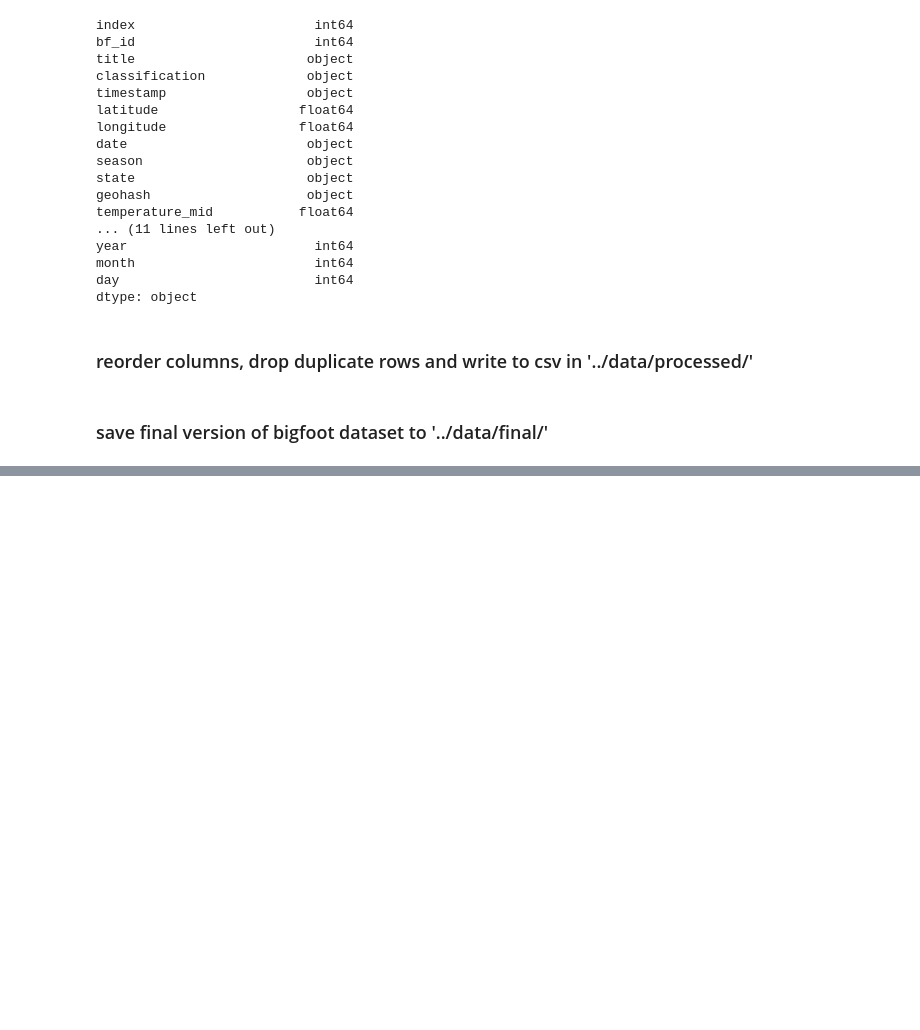
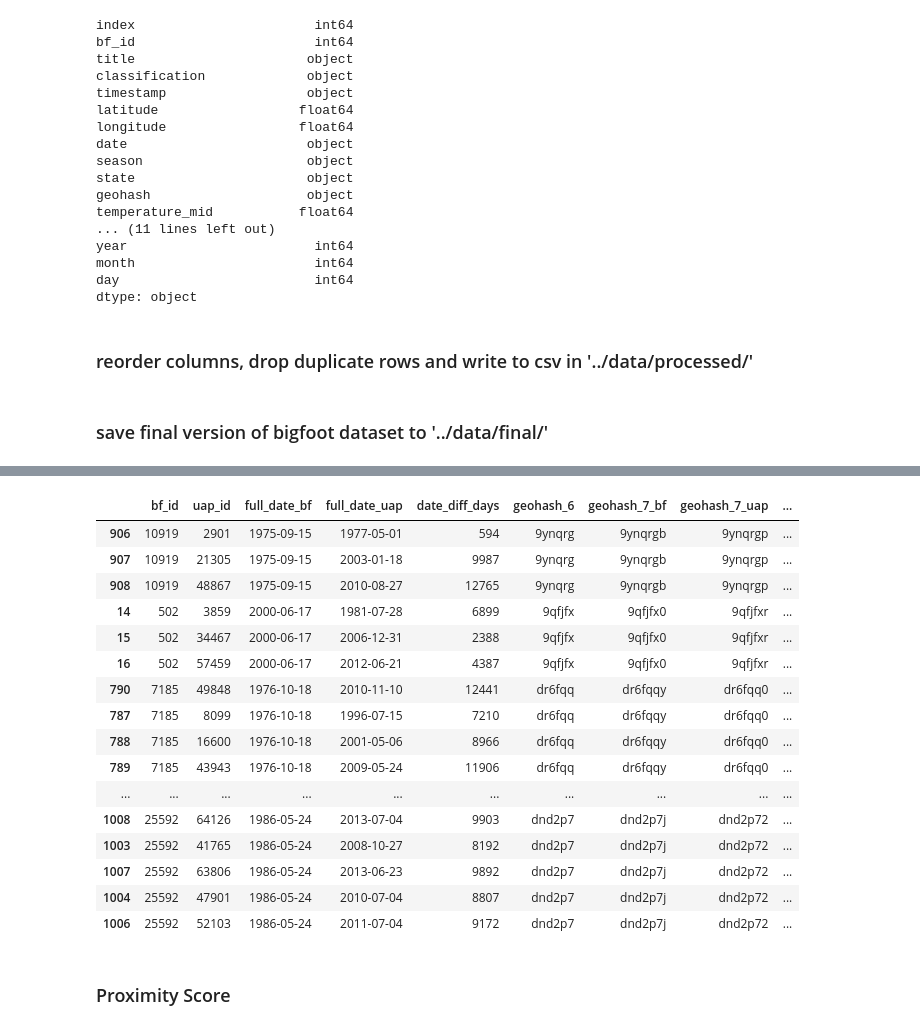
Before and after one commit to wslider/anomalous-sightings-archive, a Jupyter notebook: notebooks/data_analysis.ipynb, the cells around one changed output, grey strips where cells are left out. Drawn from its saved outputs; the diff is of its cells as text; code cells hidden in the pictures; blank space fills up the shorter version.

Commit message:
proximity table and csv updated in data_analysis.ipynb + states and proximity notebooks deleted (analysis added into combined notebook 'data_analysis.ipynb')

```diff
--- a/notebooks/data_analysis.ipynb
+++ b/notebooks/data_analysis.ipynb
@@ -978,0 +1101,20 @@ combined_bigfoot_df.to_csv("../data/final/bigfoot_reports.csv", index=False)
+# %%
+# date difference in days
+
+proximity_df['full_date_bf'] = pd.to_datetime(proximity_df['full_date_bf'], format="%Y-%m-%d", errors="coerce")
+proximity_df['full_date_uap'] = pd.to_datetime(proximity_df['full_date_uap'], format="%Y-%m-%d", errors="coerce")
+
+proximity_df['date_diff_days'] = (
+    proximity_df['full_date_bf'] - proximity_df['full_date_uap']
+).dt.days.abs()
+# %%
+proximity_df = proximity_df[[
+    'bf_id', 'uap_id',
+    'full_date_bf', 'full_date_uap', 'date_diff_days',
+    'geohash_6', 'geohash_7_bf', 'geohash_7_uap',
+    'city', 'state_code',
+    'year_bf', 'year_uap',
+    'latitude_bf', 'longitude_bf', 'latitude_uap', 'longitude_uap'
+]]
+
+proximity_df.head()
@@ -978,0 +1128,30 @@ combined_bigfoot_df.to_csv("../data/final/bigfoot_reports.csv", index=False)
+# %%
+proximity_df['distance_meters'] = round (1000 * haversine_distance(
+    proximity_df['latitude_bf'],
+    proximity_df['longitude_bf'],
+    proximity_df['latitude_uap'],
+    proximity_df['longitude_uap']
+))
+
+# verify (descending, since many values are 0)
+proximity_df.sort_values('distance_meters', ascending=False).head(20)
+# %% [output]
+|  | bf_id | uap_id | full_date_bf | full_date_uap | date_diff_days | geohash_6 | geohash_7_bf | geohash_7_uap | ... |
+| 906 | 10919 | 2901 | 1975-09-15 | 1977-05-01 | 594 | 9ynqrg | 9ynqrgb | 9ynqrgp | ... |
+| 907 | 10919 | 21305 | 1975-09-15 | 2003-01-18 | 9987 | 9ynqrg | 9ynqrgb | 9ynqrgp | ... |
+| 908 | 10919 | 48867 | 1975-09-15 | 2010-08-27 | 12765 | 9ynqrg | 9ynqrgb | 9ynqrgp | ... |
+| 14 | 502 | 3859 | 2000-06-17 | 1981-07-28 | 6899 | 9qfjfx | 9qfjfx0 | 9qfjfxr | ... |
+| 15 | 502 | 34467 | 2000-06-17 | 2006-12-31 | 2388 | 9qfjfx | 9qfjfx0 | 9qfjfxr | ... |
+| 16 | 502 | 57459 | 2000-06-17 | 2012-06-21 | 4387 | 9qfjfx | 9qfjfx0 | 9qfjfxr | ... |
+| 790 | 7185 | 49848 | 1976-10-18 | 2010-11-10 | 12441 | dr6fqq | dr6fqqy | dr6fqq0 | ... |
+| 787 | 7185 | 8099 | 1976-10-18 | 1996-07-15 | 7210 | dr6fqq | dr6fqqy | dr6fqq0 | ... |
+| 788 | 7185 | 16600 | 1976-10-18 | 2001-05-06 | 8966 | dr6fqq | dr6fqqy | dr6fqq0 | ... |
+| 789 | 7185 | 43943 | 1976-10-18 | 2009-05-24 | 11906 | dr6fqq | dr6fqqy | dr6fqq0 | ... |
+| ... | ... | ... | ... | ... | ... | ... | ... | ... | ... |
+| 1008 | 25592 | 64126 | 1986-05-24 | 2013-07-04 | 9903 | dnd2p7 | dnd2p7j | dnd2p72 | ... |
+| 1003 | 25592 | 41765 | 1986-05-24 | 2008-10-27 | 8192 | dnd2p7 | dnd2p7j | dnd2p72 | ... |
+| 1007 | 25592 | 63806 | 1986-05-24 | 2013-06-23 | 9892 | dnd2p7 | dnd2p7j | dnd2p72 | ... |
+| 1004 | 25592 | 47901 | 1986-05-24 | 2010-07-04 | 8807 | dnd2p7 | dnd2p7j | dnd2p72 | ... |
+| 1006 | 25592 | 52103 | 1986-05-24 | 2011-07-04 | 9172 | dnd2p7 | dnd2p7j | dnd2p72 | ... |
+# %% [markdown]
+### Proximity Score
```
Also changed, not shown: parts of 26 cells of this notebook, 3 other files.
